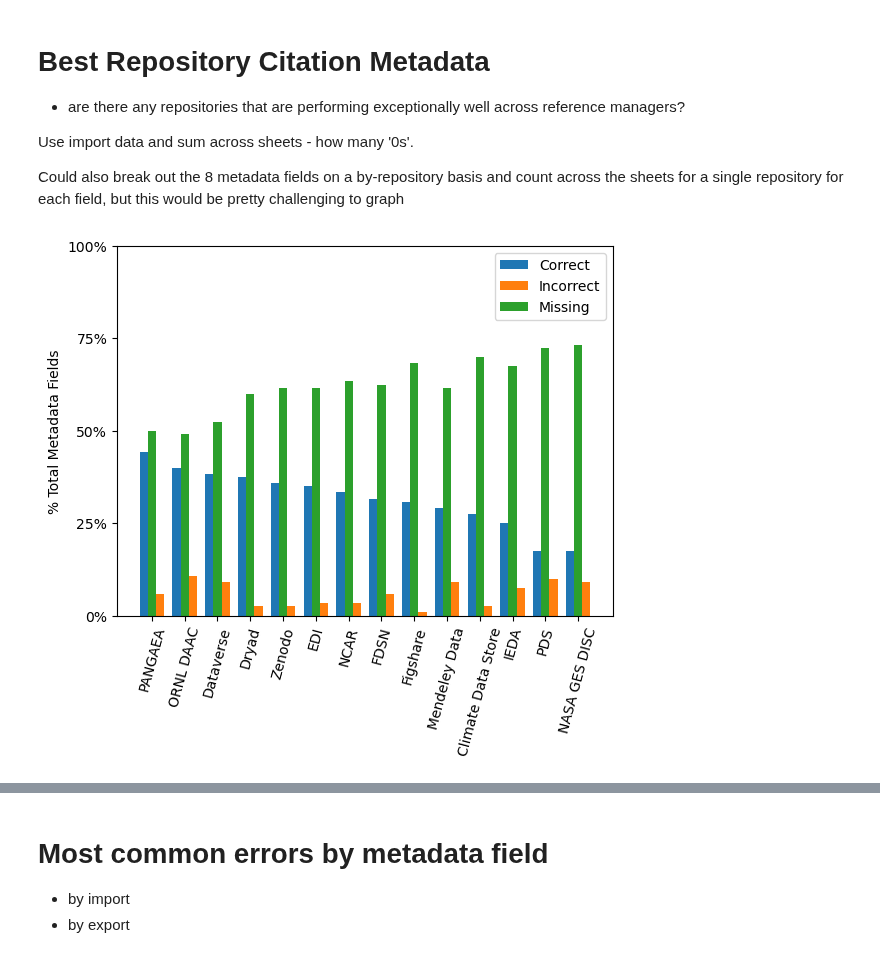
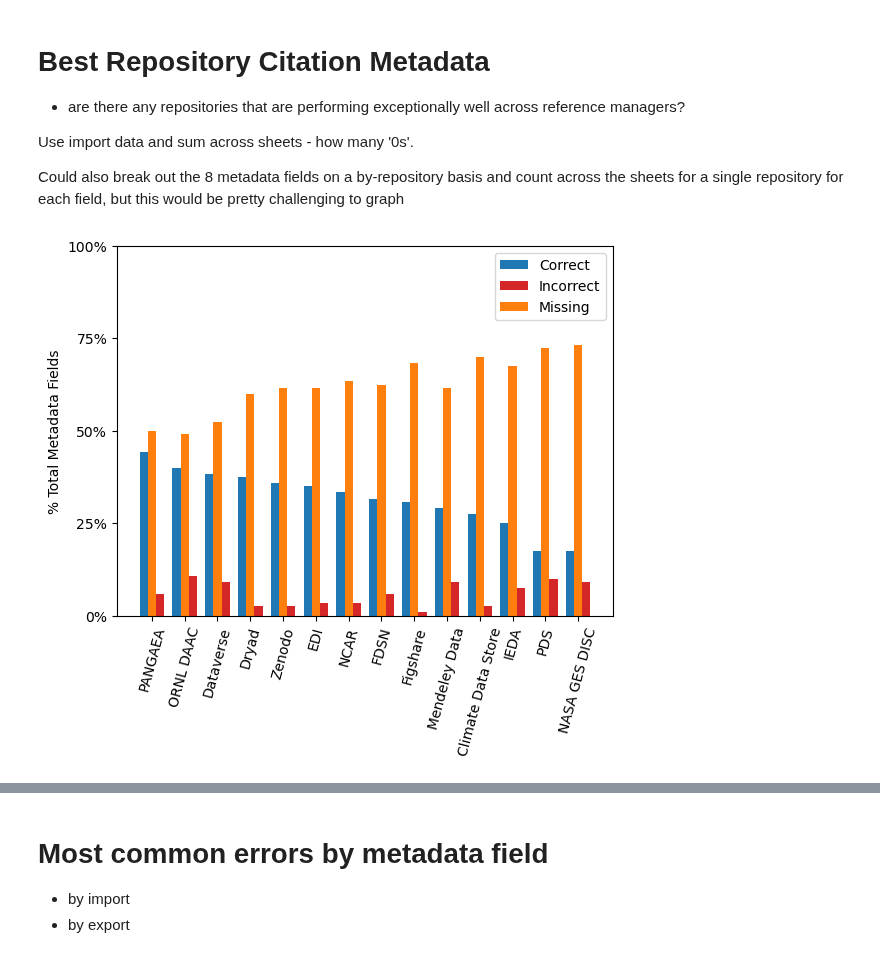
Before and after one commit to kvrouwenvelder/reference-manager-analysis, a Jupyter notebook: reference-manager-citations-ESIP.ipynb, the cells around one changed output, grey strips where cells are left out. Cells and saved outputs as stored; diff of their text form; code cells hidden in the pictures.

```diff
--- a/reference-manager-citations-ESIP.ipynb
+++ b/reference-manager-citations-ESIP.ipynb
@@ -402,34 +402,34 @@ list_of_dfs = (zotero_plugin,zotero_wizard,bib_desk,sciwheel_plugin, sciwheel_wi
 
 # Get repository metadata field sums across reference managers
 refman_import_sums = sum_across_refmans(list_of_dfs, im_cols, 'im')
 
 
 # Set labels
 ylabels = ['0%','25%','50%','75%','100%']
 
 # Sort values
 refman_import_sums_sort = refman_import_sums.sort_values(by=['sum_correct_im'],ascending = False)
 
 # Make graph
 fig, ax = plt.subplots()
 x = np.arange(14)
 
 y = len(list_of_dfs)*8 # Max value possible for refman_sums for each ref manager
 
 # Percents are df[sum_column]/y*100
 
 offset = 0.25
 width = 0.25
-ax.bar(x - offset, (refman_import_sums_sort['sum_correct_im']/y*100), width = width, label = 'Correct')
-ax.bar(x + offset, (refman_import_sums_sort['sum_incorrect_im']/y*100), width = width, label = 'Incorrect')
-ax.bar(x, (refman_import_sums_sort['sum_missing_im']/y*100), width = width, label = 'Missing')
+ax.bar(x - offset, (refman_import_sums_sort['sum_correct_im']/y*100), width = width, label = 'Correct', color = 'tab:blue')
+ax.bar(x + offset, (refman_import_sums_sort['sum_incorrect_im']/y*100), width = width, label = 'Incorrect', color = 'tab:red')
+ax.bar(x, (refman_import_sums_sort['sum_missing_im']/y*100), width = width, label = 'Missing', color = 'tab:orange')
 
 # set labels and ticks and axes
 ax.set_xticks(x,refman_import_sums_sort['Repository'], rotation = 75) # Use Repository column
 ax.set_yticks([0,(y/y)/4*100,(y/y)/2*100,3*(y/y)/4*100,y/y*100],ylabels)
 ax.set_ylabel('% Total Metadata Fields')
 ax.legend()
 
 plt.show()
 # %% [output]
-[figure, old version]
+[figure, new version]
```
Also changed, not shown: parts of 5 cells of this notebook.
